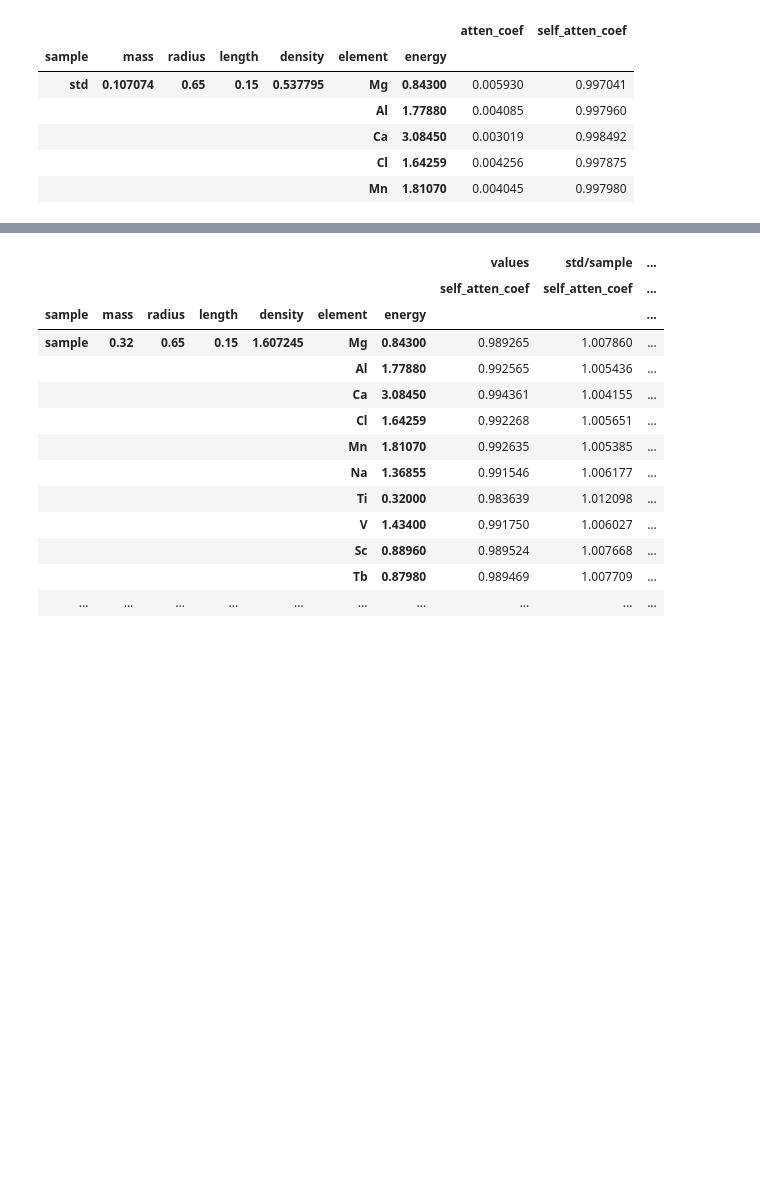
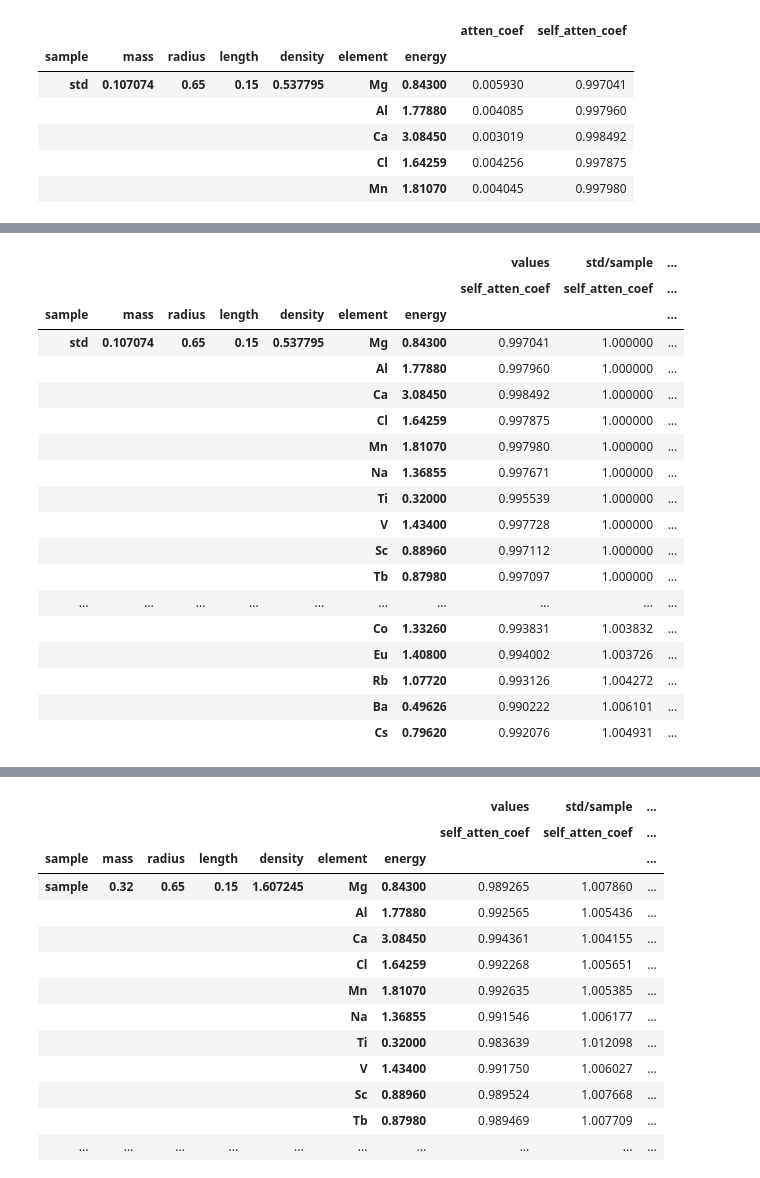
Before and after one commit to wpk-nist-gov/neutron_analysis, a Jupyter notebook: notebooks/demo.ipynb, the cells around one changed output, grey strips where cells are left out. Saved outputs shown, nothing was run; the diff lists cells and outputs as text; code cells hidden in the pictures; blank space fills up the shorter version.

```diff
--- a/notebooks/demo.ipynb
+++ b/notebooks/demo.ipynb
@@ -212,0 +250,22 @@ p.atten_table_tot.head()
+# %%
+p.atten_ratio(value_name='values')
+# %% [output]
+|  |  |  |  |  |  |  | values | std/sample | ... |
+|  |  |  |  |  |  |  | self_atten_coef | self_atten_coef | ... |
+| sample | mass | radius | length | density | element | energy |  |  | ... |
+| std | 0.107074 | 0.65 | 0.15 | 0.537795 | Mg | 0.84300 | 0.997041 | 1.000000 | ... |
+|  |  |  |  |  | Al | 1.77880 | 0.997960 | 1.000000 | ... |
+|  |  |  |  |  | Ca | 3.08450 | 0.998492 | 1.000000 | ... |
+|  |  |  |  |  | Cl | 1.64259 | 0.997875 | 1.000000 | ... |
+|  |  |  |  |  | Mn | 1.81070 | 0.997980 | 1.000000 | ... |
+|  |  |  |  |  | Na | 1.36855 | 0.997671 | 1.000000 | ... |
+|  |  |  |  |  | Ti | 0.32000 | 0.995539 | 1.000000 | ... |
+|  |  |  |  |  | V | 1.43400 | 0.997728 | 1.000000 | ... |
+|  |  |  |  |  | Sc | 0.88960 | 0.997112 | 1.000000 | ... |
+|  |  |  |  |  | Tb | 0.87980 | 0.997097 | 1.000000 | ... |
+| ... | ... | ... | ... | ... | ... | ... | ... | ... | ... |
+|  |  |  |  |  | Co | 1.33260 | 0.993831 | 1.003832 | ... |
+|  |  |  |  |  | Eu | 1.40800 | 0.994002 | 1.003726 | ... |
+|  |  |  |  |  | Rb | 1.07720 | 0.993126 | 1.004272 | ... |
+|  |  |  |  |  | Ba | 0.49626 | 0.990222 | 1.006101 | ... |
+|  |  |  |  |  | Cs | 0.79620 | 0.992076 | 1.004931 | ... |
```
Also changed, not shown: parts of 11 cells of this notebook, 7 other files.
